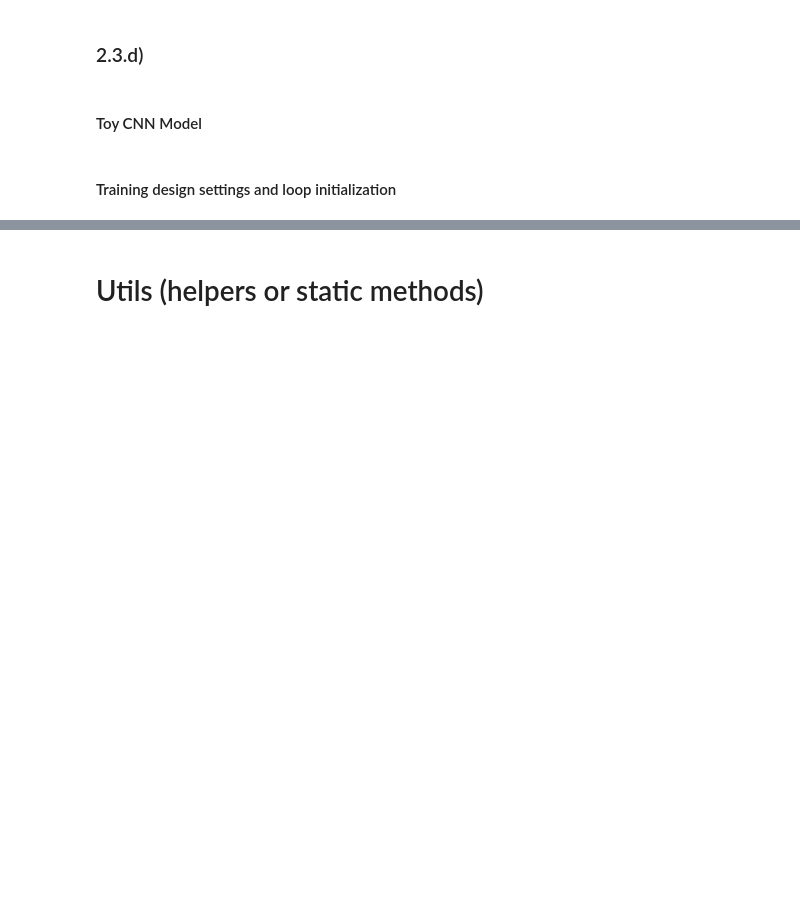
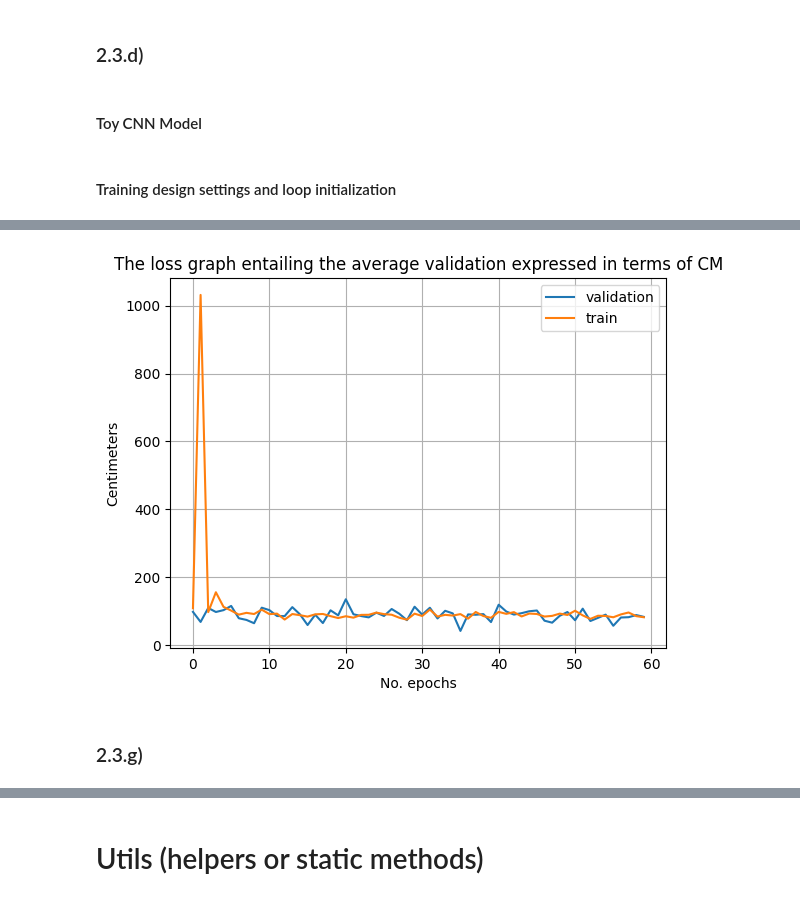
Before and after one commit to Christian-Stefan/Audio-Source-Localization-and-Isolation-using-CNN, a Jupyter notebook: assign2_part_3.ipynb, the cells around one changed output, grey strips where cells are left out. Drawn from its saved outputs; the diff is of its cells as text; code cells hidden in the pictures; blank space fills up the shorter version.

```diff
--- a/assign2_part_3.ipynb
+++ b/assign2_part_3.ipynb
@@ -228,0 +253,12 @@ PLT.legend()
+# %%
+PLT.plot(val_history_cm, label = 'validation')
+PLT.plot(train_history_cm, label='train')
+PLT.xlabel("No. epochs")
+PLT.ylabel("Centimeters")
+PLT.title("The loss graph entailing the average validation expressed in terms of CM")
+PLT.legend()
+PLT.grid()
+# %% [output]
+[figure, added]
+# %% [markdown]
+### 2.3.g)
```
Also changed, not shown: parts of 8 cells of this notebook, 1 other file.
